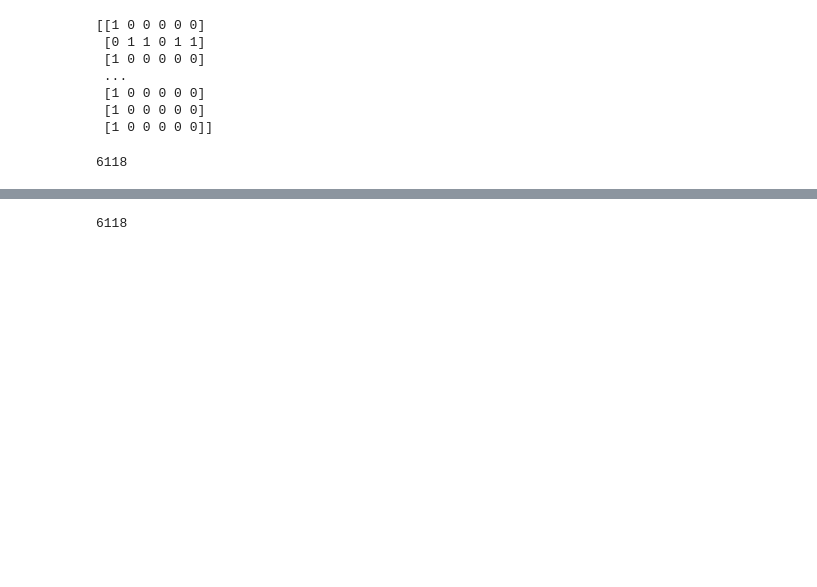
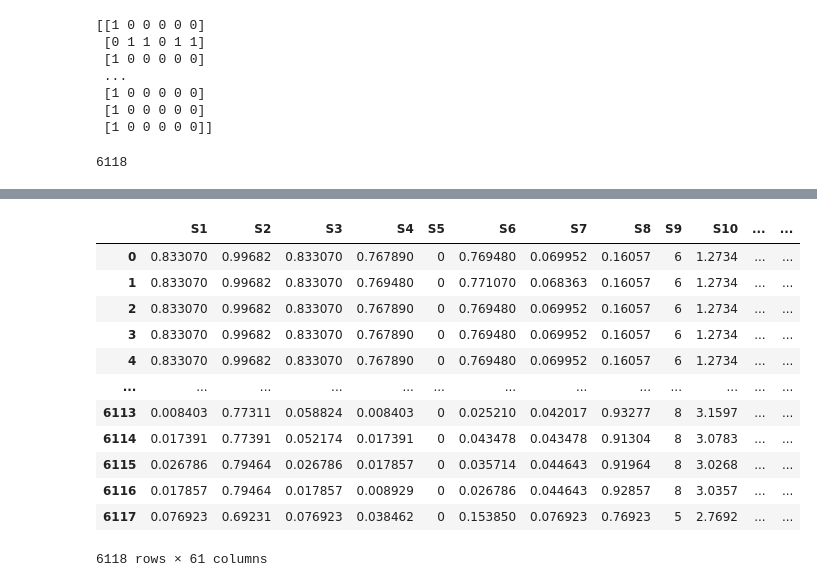
Before and after one commit to elizabeth-c-chen/data1030-ML-theorem-proving, a Jupyter notebook: src/Part_4-Create_New_Target_with_ToleranceEquality.ipynb, the cells around one changed output, grey strips where cells are left out. Cells and saved outputs as stored; diff of their text form; code cells hidden in the pictures; blank space fills up the shorter version.

```diff
--- a/src/Part_4-Merge_Target_Classes.ipynb
+++ b/src/Part_4-Create_New_Target_with_ToleranceEquality.ipynb
@@ -267 +265,18 @@ counts_new_df
 | 0 | 2554 |
+# %%
+df_merged = X_tol.merge(target_new,  left_index=True, right_index=True)
+df_merged
+# %% [output]
+|  | S1 | S2 | S3 | S4 | S5 | S6 | S7 | S8 | S9 | S10 | ... | ... |
+| 0 | 0.833070 | 0.99682 | 0.833070 | 0.767890 | 0 | 0.769480 | 0.069952 | 0.16057 | 6 | 1.2734 | ... | ... |
+| 1 | 0.833070 | 0.99682 | 0.833070 | 0.769480 | 0 | 0.771070 | 0.068363 | 0.16057 | 6 | 1.2734 | ... | ... |
+| 2 | 0.833070 | 0.99682 | 0.833070 | 0.767890 | 0 | 0.769480 | 0.069952 | 0.16057 | 6 | 1.2734 | ... | ... |
+| 3 | 0.833070 | 0.99682 | 0.833070 | 0.767890 | 0 | 0.769480 | 0.069952 | 0.16057 | 6 | 1.2734 | ... | ... |
+| 4 | 0.833070 | 0.99682 | 0.833070 | 0.767890 | 0 | 0.769480 | 0.069952 | 0.16057 | 6 | 1.2734 | ... | ... |
+| ... | ... | ... | ... | ... | ... | ... | ... | ... | ... | ... | ... | ... |
+| 6113 | 0.008403 | 0.77311 | 0.058824 | 0.008403 | 0 | 0.025210 | 0.042017 | 0.93277 | 8 | 3.1597 | ... | ... |
+| 6114 | 0.017391 | 0.77391 | 0.052174 | 0.017391 | 0 | 0.043478 | 0.043478 | 0.91304 | 8 | 3.0783 | ... | ... |
+| 6115 | 0.026786 | 0.79464 | 0.026786 | 0.017857 | 0 | 0.035714 | 0.044643 | 0.91964 | 8 | 3.0268 | ... | ... |
+| 6116 | 0.017857 | 0.79464 | 0.017857 | 0.008929 | 0 | 0.026786 | 0.044643 | 0.92857 | 8 | 3.0357 | ... | ... |
+| 6117 | 0.076923 | 0.69231 | 0.076923 | 0.038462 | 0 | 0.153850 | 0.076923 | 0.76923 | 5 | 2.7692 | ... | ... |
+6118 rows × 61 columns
@@ -291,5 +340,0 @@ def modify_target_labels_round2(target, powerset):
-# %%
-target_new2 = modify_target_labels_round2(target_newlabels, unique_new)
-target_new2_df = pd.DataFrame(target_new2)
-# %% [output]
-6118
```
Also changed, not shown: parts of 32 cells of this notebook, 17 other files.
